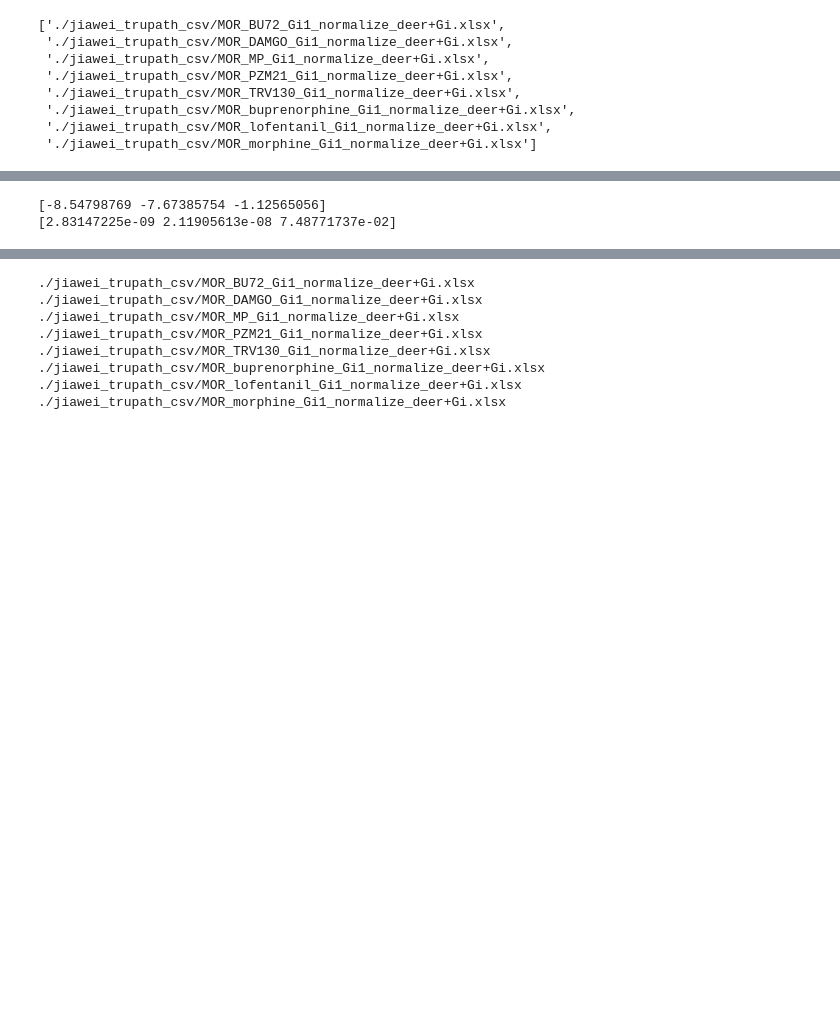
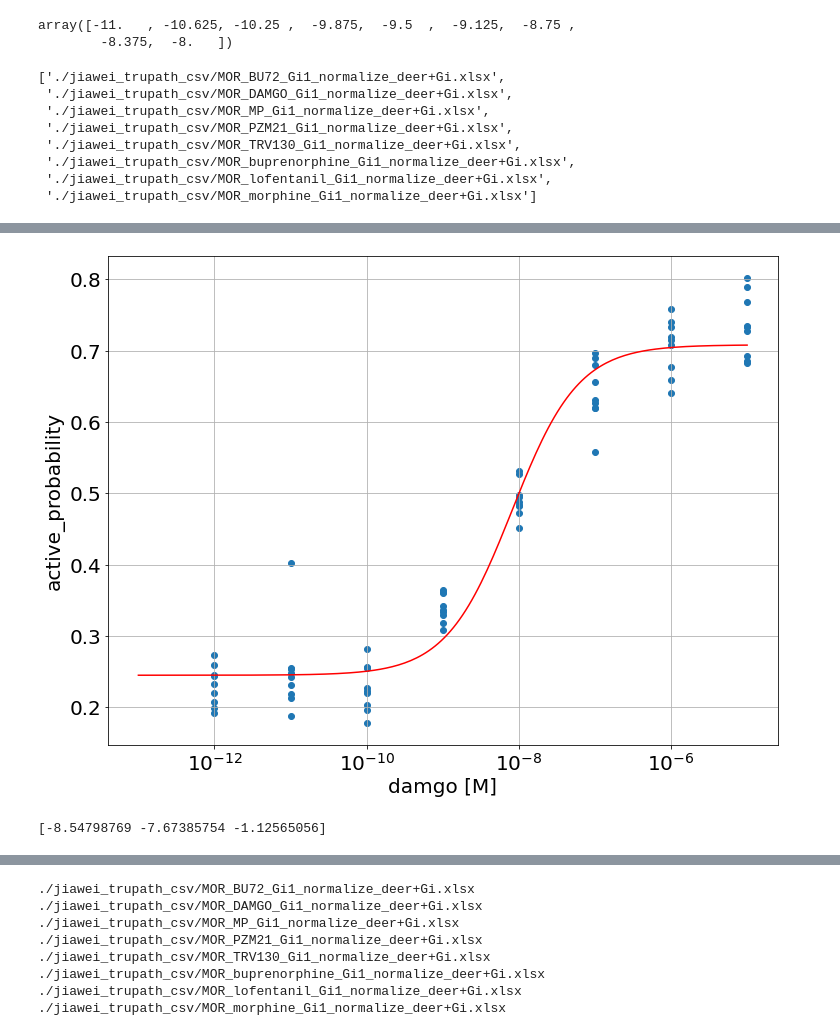
Before and after one commit to wanghaoqing/mglur5_MWC, a Jupyter notebook: MWC_curve_fittiing_MOR.ipynb, the cells around one changed output, grey strips where cells are left out. Drawn from its saved outputs; the diff is of its cells as text; code cells hidden in the pictures; blank space fills up the shorter version.

```diff
--- a/MWC_curve_fittiing_MOR.ipynb
+++ b/MWC_curve_fittiing_MOR.ipynb
@@ -97,3 +119,8 @@ bokeh.io.show(p);
+# %%
+np.linspace(-11,-8,9)
+# %% [output]
+array([-11.   , -10.625, -10.25 ,  -9.875,  -9.5  ,  -9.125,  -8.75 ,
+        -8.375,  -8.   ])
 # %%
 fnames = natsorted(glob.glob("./jiawei_trupath_csv/MOR_*_Gi1_normalize_deer+Gi.xlsx"))
 fnames
@@ -124,12 +151,13 @@ bokeh.io.show(p);
 [interactive output not drawn]
 [interactive output not drawn]
 # %%
-colors=bokeh.palettes.Magma[11]
-ligand_smooth=np.logspace(-13,-5,200)
+import matplotlib
+matplotlib.rc('font', size=20)
 # %%
 
+
 df = pd.read_excel('./jiawei_trupath_csv/MOR_DAMGO_Gi1_normalize_deer+Gi.xlsx')
-curdoc().clear()
+
 #initial parameter for optimization
 p0 = np.array([-7,-4,-4.5])
 ligand_name = df.columns[1]
@@ -138,7 +166,19 @@ c, p_active = df['conc'].values, df[ligand_name].values
 #optimize kd and energy difference to fit the data
 res = scipy.optimize.least_squares(resid, p0, args = (c,p_active))
 
-curdoc().clear()
+plt.figure(figsize=(12, 9))
+plt.scatter(c, p_active)
+plt.plot(ligand_smooth, agonist_only_p_active_theory(ligand_smooth, res.x[0],res.x[1],res.x[2]), 'r')
+
+plt.xlabel(ligand_name+' [M]')
+plt.ylabel('active_probability')
+plt.xscale('log')
+
+
+plt.grid()
+plt.show()
+
+"""
 p = bokeh.plotting.figure(plot_height=400,
                          plot_width=600,
                          x_axis_label=ligand_name+' [M]',
@@ -150,6 +190,7 @@ p.circle(c, p_active, size=7)
 
 
 bokeh.io.show(p);
+"""
+
 print(res.x)
-print(10**res.x)
 # %% [output]
@@ -158,5 +197,5 @@ print(10**res.x)
+[figure, added]
 [-8.54798769 -7.67385754 -1.12565056]
-[2.83147225e-09 2.11905613e-08 7.48771737e-02]
 # %%
 df = pd.read_excel('./jiawei_trupath_csv/MOR_DAMGO_arr1_normalize_deer+arr.xlsx')
 curdoc().clear()
```
Also changed, not shown: parts of 5 cells of this notebook.
